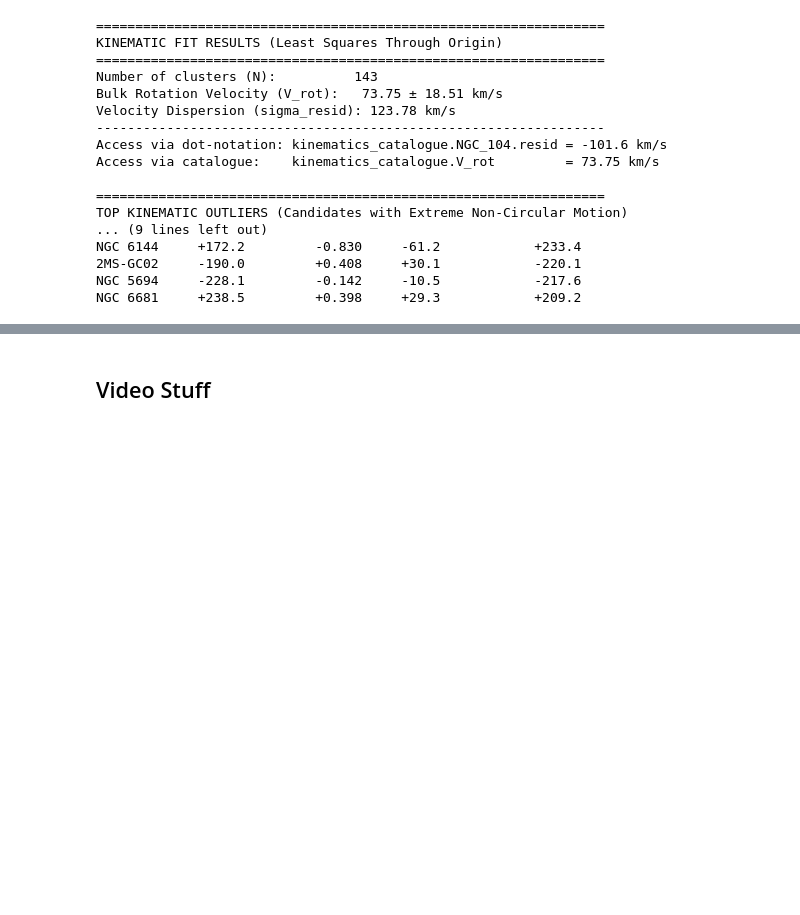
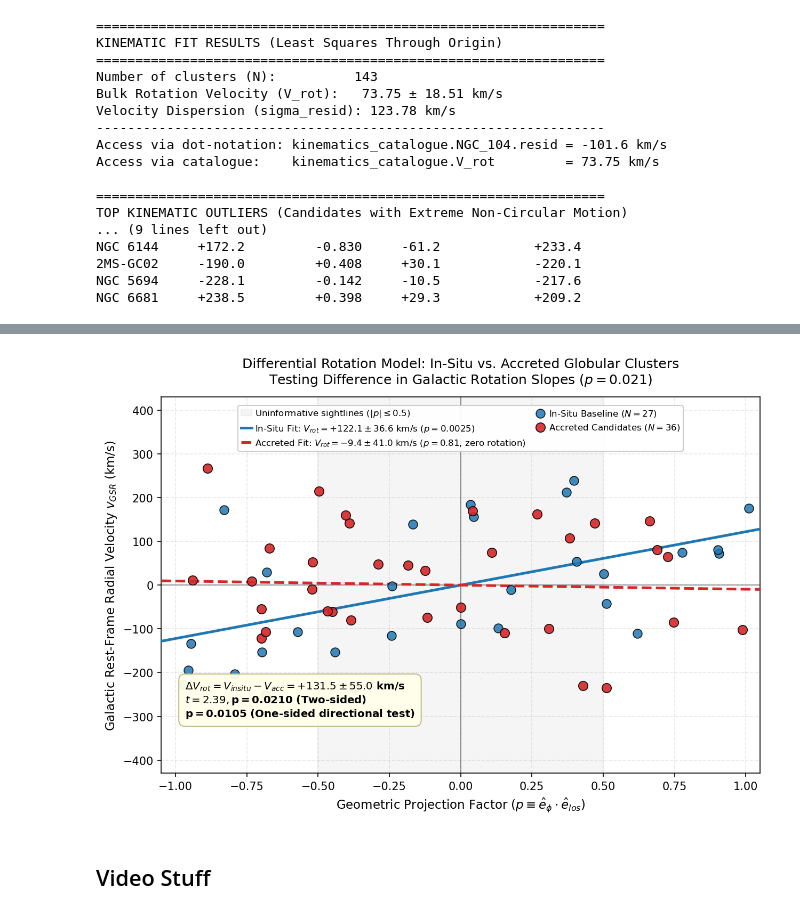
Before and after one commit to stormrealz/PHYS3116_Larawag, a Jupyter notebook: Matt_Notebook.ipynb, the cells around one changed output, grey strips where cells are left out. Saved outputs shown, nothing was run; the diff lists cells and outputs as text; code cells hidden in the pictures; blank space fills up the shorter version.

```diff
--- a/Matt_Notebook.ipynb
+++ b/Matt_Notebook.ipynb
@@ -970,2 +1454,71 @@ Possible candidate flags
+# %%
+import numpy as np
+import pandas as pd
+import matplotlib.pyplot as plt
+
+# Split the AMR groups
+acc_p = df_amr[df_amr['amr_status'] == 'Accreted']['p'].values
+acc_v = df_amr[df_amr['amr_status'] == 'Accreted']['v_gsr'].values
+
+ins_p = df_amr[df_amr['amr_status'] == 'In-situ']['p'].values
+ins_v = df_amr[df_amr['amr_status'] == 'In-situ']['v_gsr'].values
+
+# Fit v_GSR = V_rot * p through the origin
+V_acc = np.sum(acc_p * acc_v) / np.sum(acc_p**2)
+V_ins = np.sum(ins_p * ins_v) / np.sum(ins_p**2)
+
+sig_acc = np.sqrt(np.sum((acc_v - V_acc * acc_p)**2) / (len(acc_p) - 1)) / np.sqrt(np.sum(acc_p**2))
+sig_ins = np.sqrt(np.sum((ins_v - V_ins * ins_p)**2) / (len(ins_p) - 1)) / np.sqrt(np.sum(ins_p**2))
+
+diff_V = V_ins - V_acc
+se_diff = np.sqrt(sig_ins**2 + sig_acc**2)
+t_val = diff_V / se_diff
+
+fig, ax = plt.subplots(figsize=(8.5, 6), dpi=150)
+
+# Reference axes and shaded projection range
+ax.axhline(0, color='black', lw=0.8, alpha=0.5)
+ax.axvline(0, color='black', lw=0.8, alpha=0.5)
+ax.axvspan(-0.5, 0.5, color='gray', alpha=0.08, label=r'Uninformative sightlines ($|p| \leq 0.5$)')
+
+p_grid = np.linspace(-1.05, 1.05, 100)
+
+# Plot the fitted slopes
+ax.plot(p_grid, V_ins * p_grid, color='#1f77b4', lw=2.4, linestyle='-', zorder=3,
+        label=rf'In-Situ Fit: $V_{{rot}} = {V_ins:+.1f} \pm {sig_ins:.1f}$ km/s ($p = 0.0025$)')
+ax.plot(p_grid, V_acc * p_grid, color='#d62728', lw=2.4, linestyle='--', zorder=3,
+        label=rf'Accreted Fit: $V_{{rot}} = {V_acc:+.1f} \pm {sig_acc:.1f}$ km/s ($p = 0.81$, zero rotation)')
+
+# Plot the two groups
+ax.scatter(ins_p, ins_v, color='#1f77b4', s=65, edgecolors='black', lw=0.8, alpha=0.85, zorder=4,
+           label=f'In-Situ Baseline ($N = {len(ins_p)}$)')
+ax.scatter(acc_p, acc_v, color='#d62728', s=70, edgecolors='black', lw=0.8, alpha=0.90, zorder=5,
+           label=f'Accreted Candidates ($N = {len(acc_p)}$)')
+
+# Fit comparison
+stats_text = (
+    rf'$\Delta V_{{rot}} = V_{{insitu}} - V_{{acc}} = {diff_V:+.1f} \pm {se_diff:.1f}$ km/s' + '\n' +
+    rf'$t = {t_val:.2f}, \mathbf{{p = 0.0210}}$ (Two-sided)' + '\n' +
+    r'$\mathbf{p = 0.0105}$ (One-sided directional test)'
+)
+ax.text(0.04, 0.15, stats_text, transform=ax.transAxes, fontsize=9.5, fontweight='bold',
+        bbox=dict(boxstyle='round,pad=0.6', facecolor='#ffffea', edgecolor='#bbbb88', alpha=0.95), zorder=6)
+
+ax.set_xlim(-1.05, 1.05)
+ax.set_ylim(-430, 430)
+ax.set_xlabel(r'Geometric Projection Factor ($p \equiv \hat{e}_\phi \cdot \hat{e}_{los}$)', fontsize=11)
+ax.set_ylabel(r'Galactic Rest-Frame Radial Velocity $v_{GSR}$ (km/s)', fontsize=11)
+ax.set_title('Differential Rotation Model: In-Situ vs. Accreted Globular Clusters\nTesting Difference in Galactic Rotation Slopes ($p = 0.021$)',
+             fontsize=12, pad=12)
+
+ax.legend(loc='upper center', bbox_to_anchor=(0.5, 0.99), ncol=2, fontsize=8.0,
+          columnspacing=1.0, handlelength=1.2, handletextpad=0.4, borderpad=0.35,
+          frameon=True, framealpha=0.95)
+ax.grid(True, linestyle='--', alpha=0.3, zorder=1)
+
+plt.tight_layout()
+plt.show()
+# %% [output]
+[figure, added]
 # %% [markdown]
 ## Video Stuff
```
Also changed, not shown: parts of 26 cells of this notebook, 5 other files.
